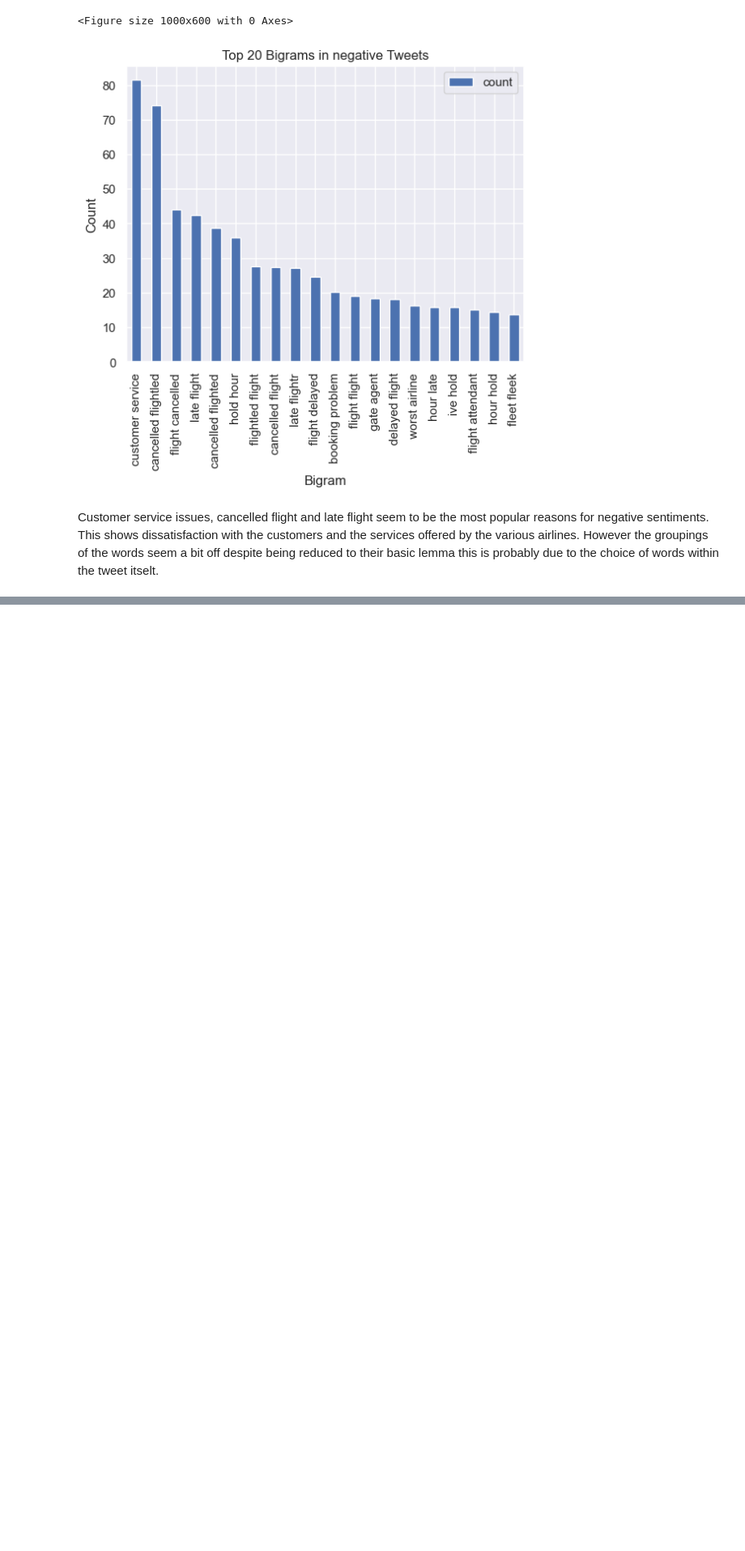
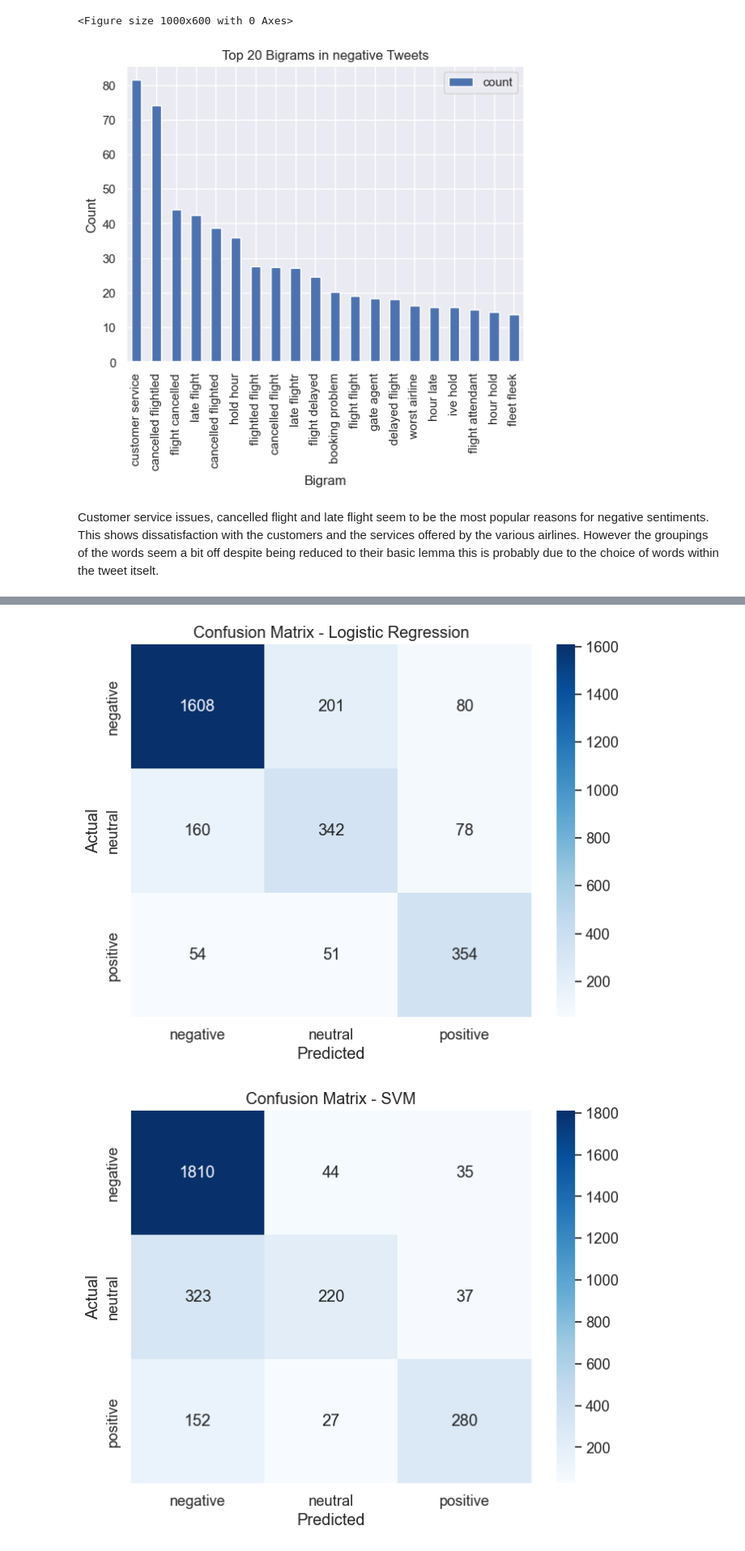
Before and after one commit to Kinuthiajoseph/Aviators-Phase-5-Project-Final, a Jupyter notebook: Jupyter Notebook 2.ipynb, the cells around one changed output, grey strips where cells are left out. Shown at 81% size. Cells and saved outputs as stored; diff of their text form; code cells hidden in the pictures; blank space fills up the shorter version.

Commit message:
Modelling

```diff
--- a/Jupyter Notebook 2.ipynb
+++ b/Jupyter Notebook 2.ipynb
@@ -894,0 +926,8 @@ Customer service issues, cancelled flight and late flight seem to be the most po
+# %%
+from sklearn.preprocessing import LabelEncoder
+# Create a label encoder
+label_encoder = LabelEncoder()
+
+# Encode the target variable
+data['airline_sentiment'] = label_encoder.fit_transform(data['airline_sentiment'])
+data['airline_sentiment'].value_counts()
@@ -894,0 +940,7 @@ Customer service issues, cancelled flight and late flight seem to be the most po
+# %%
+# Splitting the features into independent and target variable
+X = data['cleaned_tweet']
+y = data['airline_sentiment']
+
+# Split the data into training and testing sets (e.g., 80% train, 20% test)
+X_train, X_test, y_train, y_test = train_test_split(X, y, test_size=0.2, random_state=42)
@@ -894,0 +980,42 @@ Customer service issues, cancelled flight and late flight seem to be the most po
+# %%
+from sklearn.metrics import accuracy_score, precision_score, recall_score, f1_score, confusion_matrix
+# Define the classifiers
+classifiers = {
+    'Logistic Regression': LogisticRegression(max_iter=1000, random_state=42),
+    'SVM': SVC(),
+    'Random Forest': RandomForestClassifier(n_estimators=100, max_depth=None, random_state=42),
+    'Multinomial NB': MultinomialNB()
+}
+
+# Define the class labels based on our unique sentiment classes
+class_labels = label_encoder.classes_
+
+results = []
+
+# Train and evaluate each classifier
+for classifier_name, classifier in classifiers.items():
+    trained_model, train_acc, test_acc, precision, recall, f1, conf_matrix = train_and_evaluate(X_train, y_train, X_test, y_test, classifier)
+    results.append({
+        'Classifier': classifier_name,
+        'Train Accuracy': train_acc,
+        'Test Accuracy': test_acc,
+        'Precision': precision,
+        'Recall': recall,
+        'F1 Score': f1
+    })
+
+# Display the confusion matrix as an image
+    plt.figure(figsize=(8, 6))
+    sns.set(font_scale=1.2)
+    sns.heatmap(conf_matrix, annot=True, fmt='d', cmap='Blues', xticklabels=class_labels, yticklabels=class_labels)
+    plt.xlabel('Predicted')
+    plt.ylabel('Actual')
+    plt.title(f'Confusion Matrix - {classifier_name}')
+    plt.show()
+
+# Create a DataFrame to display the results
+results_df = pd.DataFrame(results)
+print(results_df)
+# %% [output]
+[figure, added]
+[figure, added]
```
Also changed, not shown: parts of 16 cells of this notebook.
